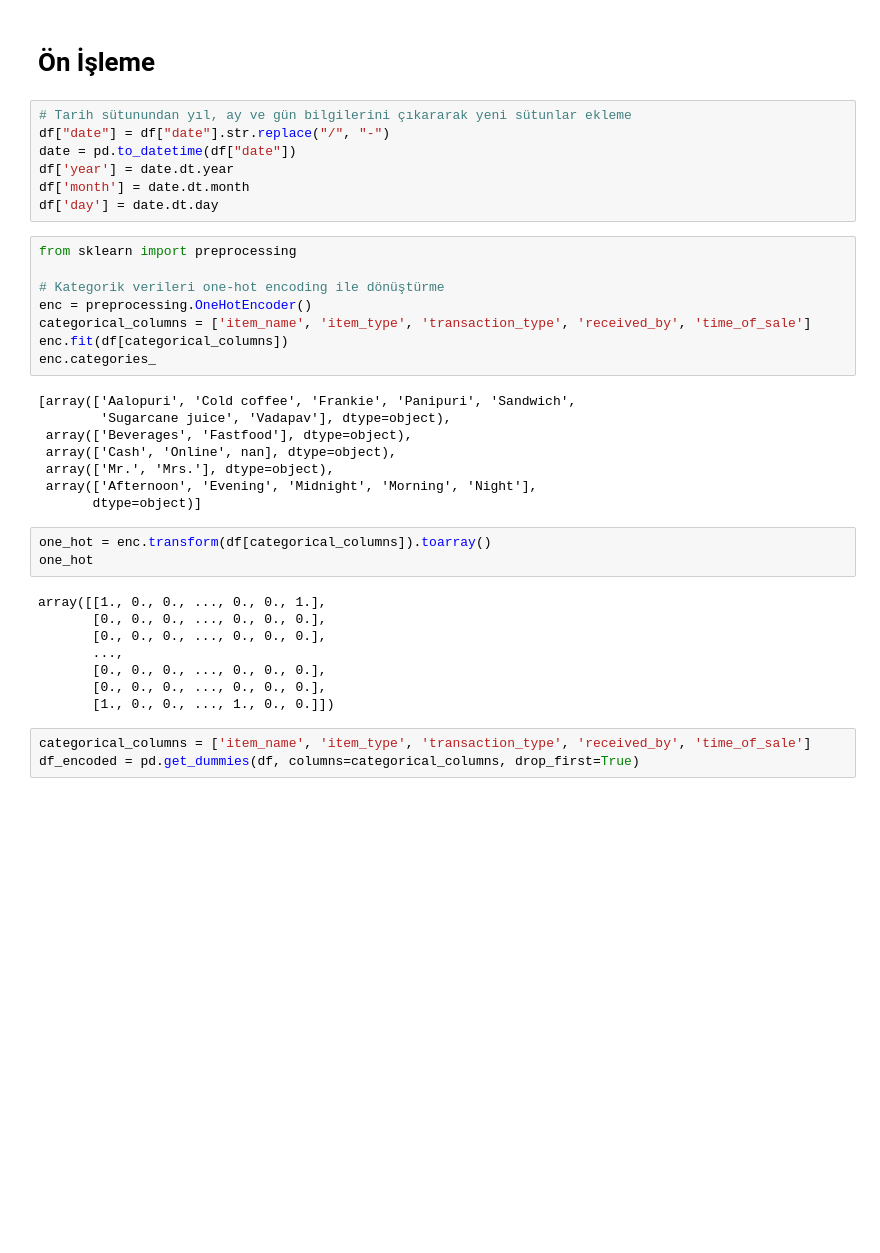
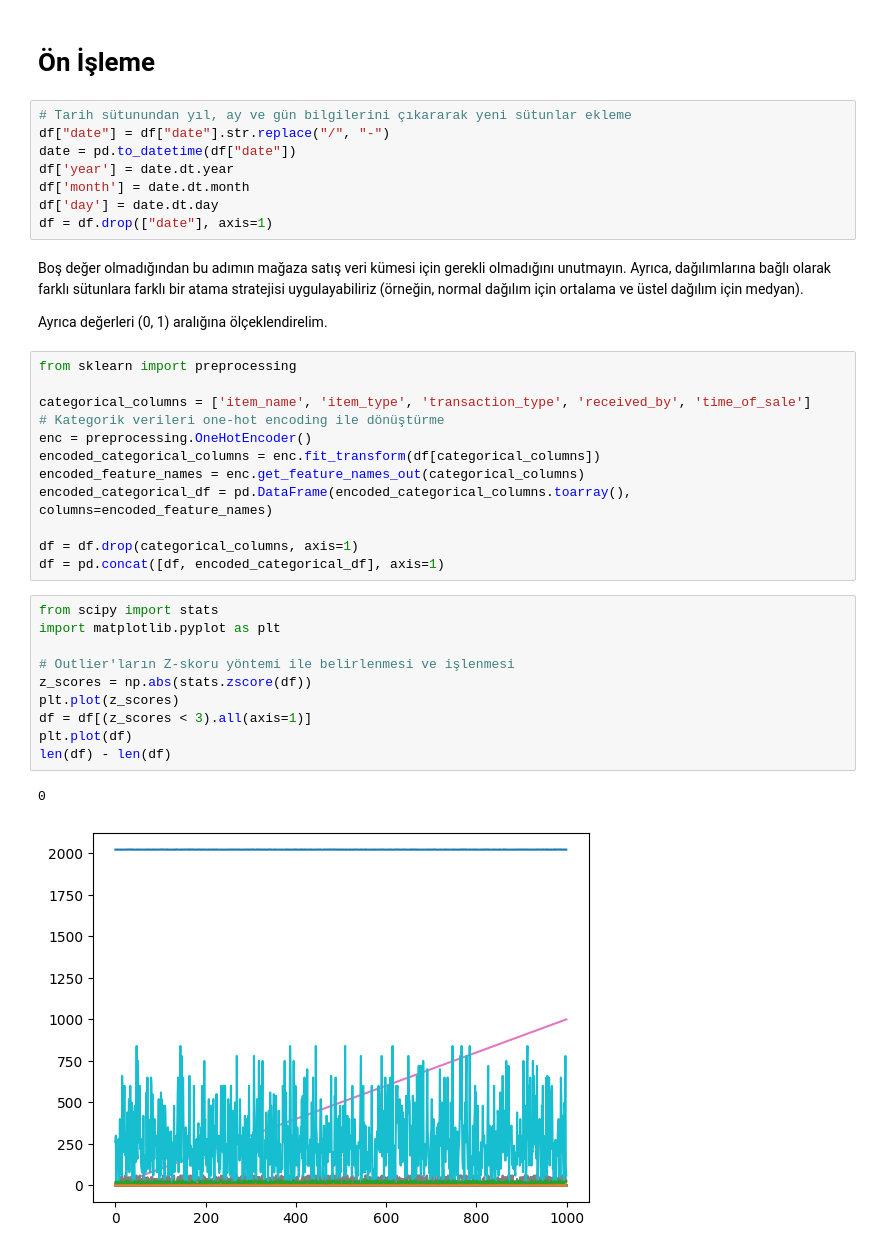
Before and after one commit to ismailcankaratas/RestaurantSalesReport, a Jupyter notebook: app.ipynb, the cells around one changed output. Cells and saved outputs as stored; diff of their text form; blank space fills up the shorter version.

```diff
--- a/app.ipynb
+++ b/app.ipynb
@@ -69,33 +83,33 @@ date = pd.to_datetime(df["date"])
 df['year'] = date.dt.year
 df['month'] = date.dt.month
 df['day'] = date.dt.day
+df = df.drop(["date"], axis=1)
+# %% [markdown]
+Boş değer olmadığından bu adımın mağaza satış veri kümesi için gerekli olmadığını unutmayın. Ayrıca, dağılımlarına bağlı olarak farklı sütunlara farklı bir atama stratejisi uygulayabiliriz (örneğin, normal dağılım için ortalama ve üstel dağılım için medyan).
+
+Ayrıca değerleri (0, 1) aralığına ölçeklendirelim.
 # %%
 from sklearn import preprocessing
 
+categorical_columns = ['item_name', 'item_type', 'transaction_type', 'received_by', 'time_of_sale']
 # Kategorik verileri one-hot encoding ile dönüştürme
 enc = preprocessing.OneHotEncoder()
-categorical_columns = ['item_name', 'item_type', 'transaction_type', 'received_by', 'time_of_sale']
-enc.fit(df[categorical_columns])
-enc.categories_
+encoded_categorical_columns = enc.fit_transform(df[categorical_columns])
+encoded_feature_names = enc.get_feature_names_out(categorical_columns)
+encoded_categorical_df = pd.DataFrame(encoded_categorical_columns.toarray(), columns=encoded_feature_names)
+
+df = df.drop(categorical_columns, axis=1)
+df = pd.concat([df, encoded_categorical_df], axis=1)
-# %% [output]
-[array(['Aalopuri', 'Cold coffee', 'Frankie', 'Panipuri', 'Sandwich',
-        'Sugarcane juice', 'Vadapav'], dtype=object),
- array(['Beverages', 'Fastfood'], dtype=object),
- array(['Cash', 'Online', nan], dtype=object),
- array(['Mr.', 'Mrs.'], dtype=object),
- array(['Afternoon', 'Evening', 'Midnight', 'Morning', 'Night'],
-       dtype=object)]
-# %%
-one_hot = enc.transform(df[categorical_columns]).toarray()
-one_hot
-# %% [output]
-array([[1., 0., 0., ..., 0., 0., 1.],
-       [0., 0., 0., ..., 0., 0., 0.],
-       [0., 0., 0., ..., 0., 0., 0.],
-       ...,
-       [0., 0., 0., ..., 0., 0., 0.],
-       [0., 0., 0., ..., 0., 0., 0.],
-       [1., 0., 0., ..., 1., 0., 0.]])
-# %%
-categorical_columns = ['item_name', 'item_type', 'transaction_type', 'received_by', 'time_of_sale']
-df_encoded = pd.get_dummies(df, columns=categorical_columns, drop_first=True)
+# %%
+from scipy import stats
+import matplotlib.pyplot as plt
+
+# Outlier'ların Z-skoru yöntemi ile belirlenmesi ve işlenmesi
+z_scores = np.abs(stats.zscore(df))
+plt.plot(z_scores)
+df = df[(z_scores < 3).all(axis=1)]
+plt.plot(df)
+len(df) - len(df)
+# %% [output]
+0
+[figure, added]
```
Also changed, not shown: parts of 17 cells of this notebook.
